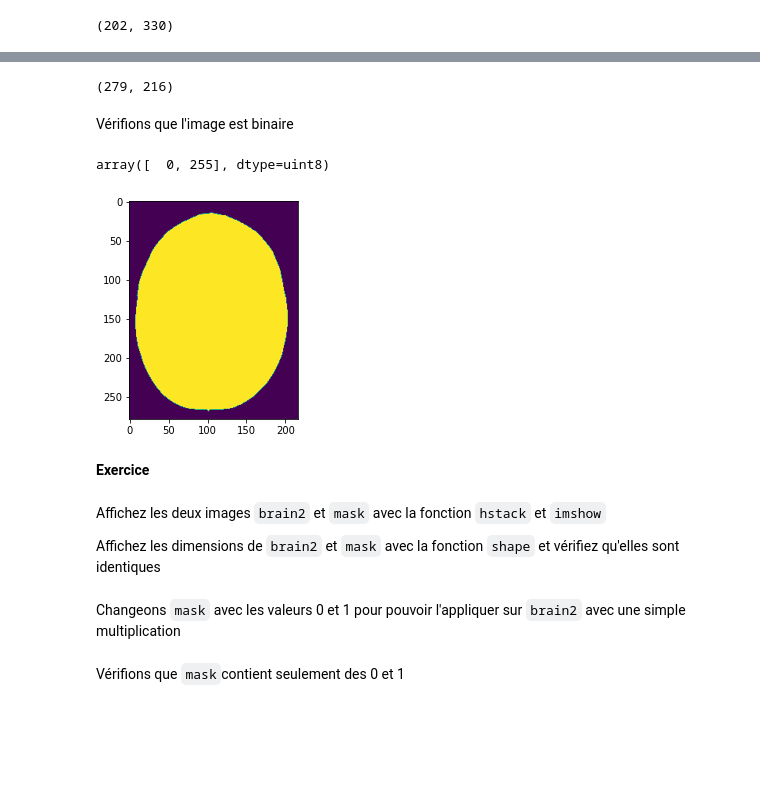
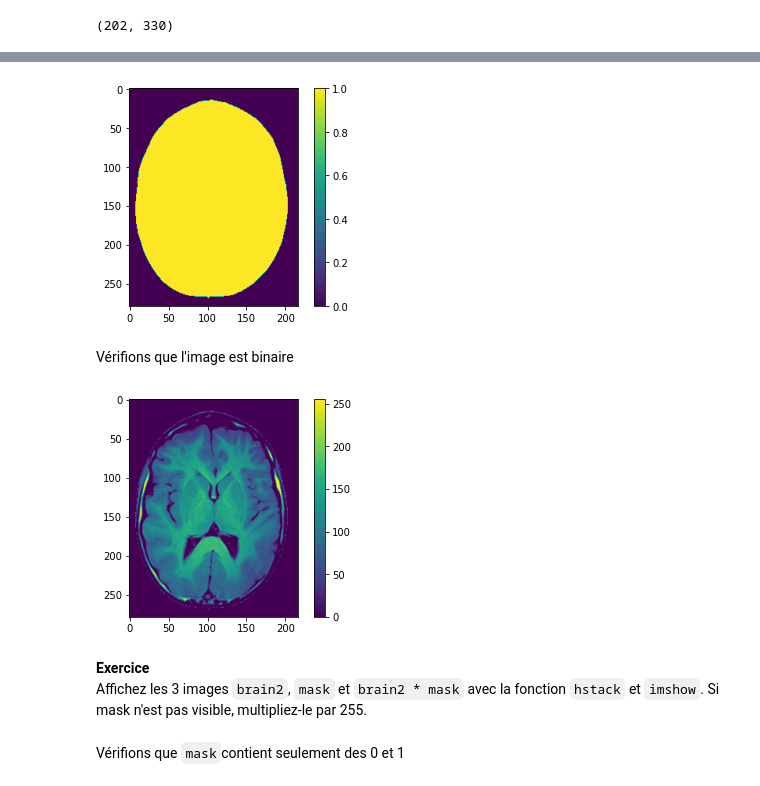
Before and after one commit to rasql/edunum, a Jupyter notebook: doc/python/le/7/mri.ipynb, the cells around one changed output, grey strips where cells are left out. Saved outputs shown, nothing was run; the diff lists cells and outputs as text; code cells hidden in the pictures; blank space fills up the shorter version.

```diff
--- a/doc/python/le/7/mri.ipynb
+++ b/doc/python/le/7/mri.ipynb
@@ -203,0 +240,3 @@ both.shape
+# %%
+brain2 = imread('brain2.jpg')[:,:,0]
+plt.imshow(brain2);
@@ -223,24 +274,14 @@ Importons l'image *mask.jpg* et mettons la dans une variable `mask`.
 # %%
 mask = imread('mask.bmp')[:,:,0]
+mask = mask/255
+plt.imshow(mask)
+plt.colorbar();
+# %% [output]
+[figure, added]
-# %%
-mask.shape
-# %% [output]
-(279, 216)
 # %% [markdown]
 Vérifions que l'image est binaire
-# %%
-np.unique(mask)
-# %% [output]
-array([  0, 255], dtype=uint8)
 # %%
-plt.imshow(mask);
+plt.imshow(brain2 * mask)
+plt.colorbar();
 # %% [output]
-[figure, old version]
+[figure, new version]
-# %% [markdown]
-**Exercice**
-# %% [markdown]
-Affichez les deux images `brain2` et `mask` avec la fonction `hstack` et `imshow`
-
-Affichez les dimensions de `brain2` et `mask` avec la fonction `shape` et vérifiez qu'elles sont identiques
-# %% [markdown]
-Changeons `mask` avec les valeurs 0 et 1 pour pouvoir l'appliquer sur `brain2` avec une simple multiplication
@@ -249,2 +288,6 @@ mask = mask > 0
+# %% [markdown]
+**Exercice**
+Affichez les 3 images `brain2`,  `mask` et `brain2 * mask` avec la fonction `hstack` et `imshow`.
+Si mask n'est pas visible, multipliez-le par 255.
 # %% [markdown]
 Vérifions que `mask`contient seulement des 0 et 1
```
Also changed, not shown: parts of 51 cells of this notebook.
